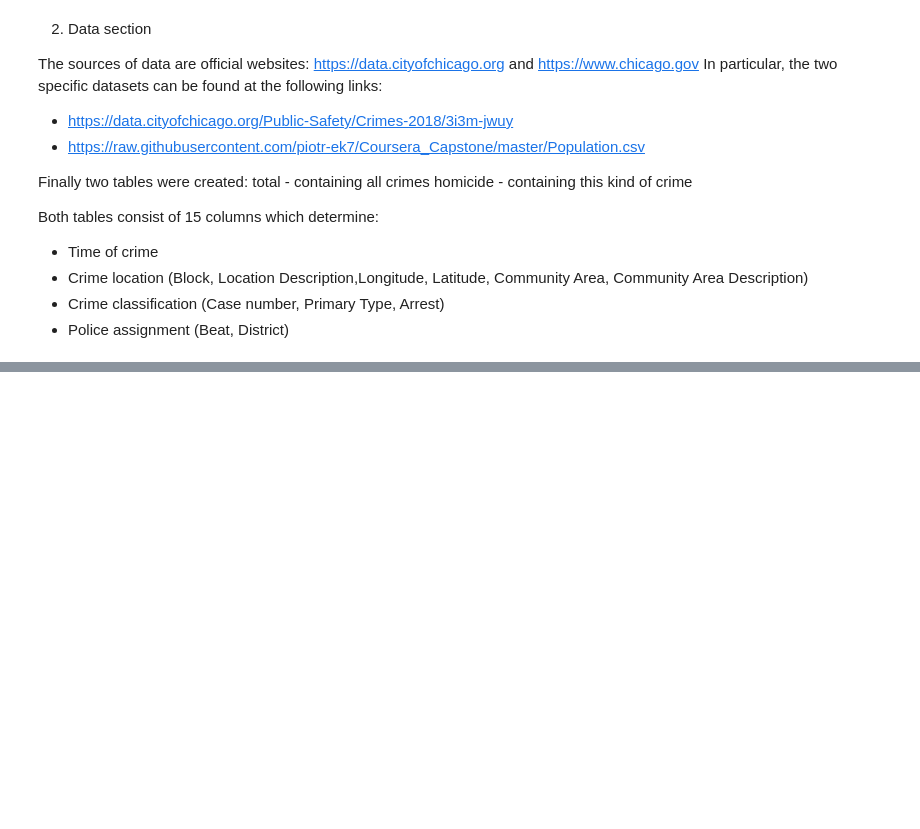
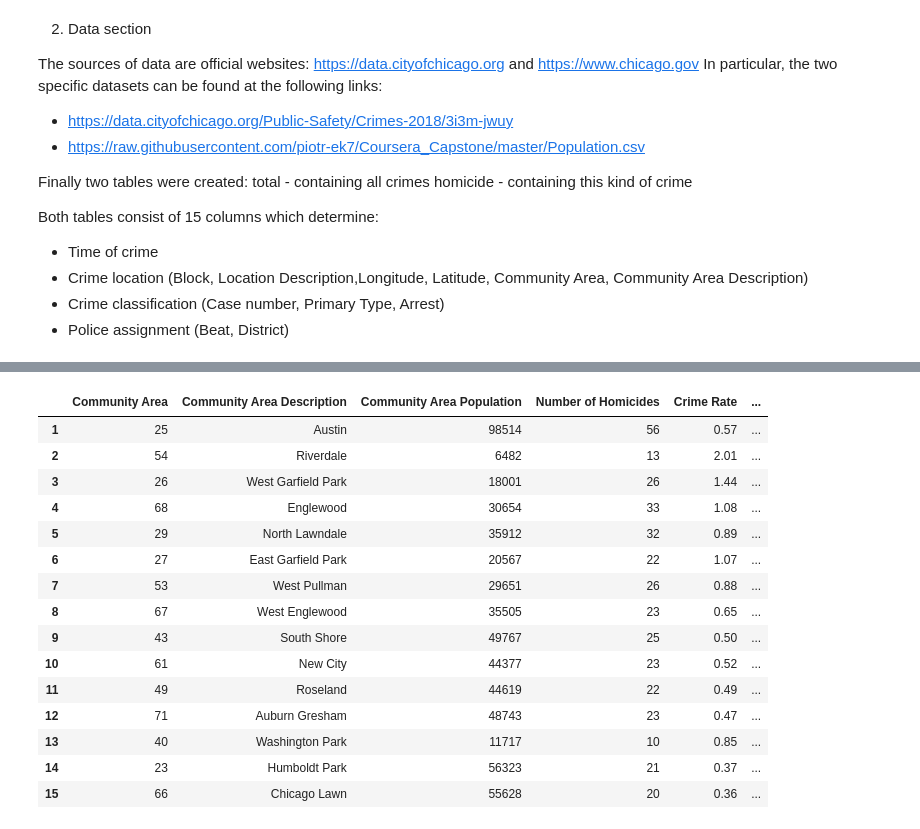
Before and after one commit to ngaliatsos/coursera-capstone-project, a Jupyter notebook: Capstone: The Battle of neighbourhood.ipynb, the cells around one changed output, grey strips where cells are left out. Saved outputs shown, nothing was run; the diff lists cells and outputs as text; code cells hidden in the pictures; blank space fills up the shorter version.

```diff
--- a/Capstone: The Battle of neighbourhood.ipynb
+++ b/Capstone: The Battle of neighbourhood.ipynb
@@ -28,0 +320,35 @@ Both tables consist of 15 columns which determine:
+# %%
+crime_total_index = pd.DataFrame(crime_rate_total.index.values.astype(int).tolist()) #return an index in total crime
+crime_total_index.index = np.arange(1, len(crime_total_index) + 1)
+
+
+crime_total_index= pd.merge(crime_rate_total['Community Area'],crime_total_index,how="inner",left_index=True, right_index=True)  #
+crime_total_index.columns=['Community Area',"Postion in Total Crimes"]
+
+crime_total_index= crime_total_index.reset_index(drop=True)
+crime_total_index.index = np.arange(1, len(crime_total_index) + 1)
+
+crime_rate_homicide = pd.merge(crime_rate_homicide,crime_total_index,on="Community Area",how='left',right_index=False,left_index=False) #Add postion in crime_rate_total
+
+crime_rate_homicide= crime_rate_homicide.reset_index(drop=True)
+crime_rate_homicide.index = np.arange(1, len(crime_rate_homicide) + 1)
+crime_rate_homicide['Community Area']= crime_rate_homicide['Community Area'].astype('int32')
+
+crime_rate_homicide.head(15)
+# %% [output]
+|  | Community Area | Community Area Description | Community Area Population | Number of Homicides | Crime Rate | ... |
+| 1 | 25 | Austin | 98514 | 56 | 0.57 | ... |
+| 2 | 54 | Riverdale | 6482 | 13 | 2.01 | ... |
+| 3 | 26 | West Garfield Park | 18001 | 26 | 1.44 | ... |
+| 4 | 68 | Englewood | 30654 | 33 | 1.08 | ... |
+| 5 | 29 | North Lawndale | 35912 | 32 | 0.89 | ... |
+| 6 | 27 | East Garfield Park | 20567 | 22 | 1.07 | ... |
+| 7 | 53 | West Pullman | 29651 | 26 | 0.88 | ... |
+| 8 | 67 | West Englewood | 35505 | 23 | 0.65 | ... |
+| 9 | 43 | South Shore | 49767 | 25 | 0.50 | ... |
+| 10 | 61 | New City | 44377 | 23 | 0.52 | ... |
+| 11 | 49 | Roseland | 44619 | 22 | 0.49 | ... |
+| 12 | 71 | Auburn Gresham | 48743 | 23 | 0.47 | ... |
+| 13 | 40 | Washington Park | 11717 | 10 | 0.85 | ... |
+| 14 | 23 | Humboldt Park | 56323 | 21 | 0.37 | ... |
+| 15 | 66 | Chicago Lawn | 55628 | 20 | 0.36 | ... |
```
Also changed, not shown: parts of 35 cells of this notebook.
